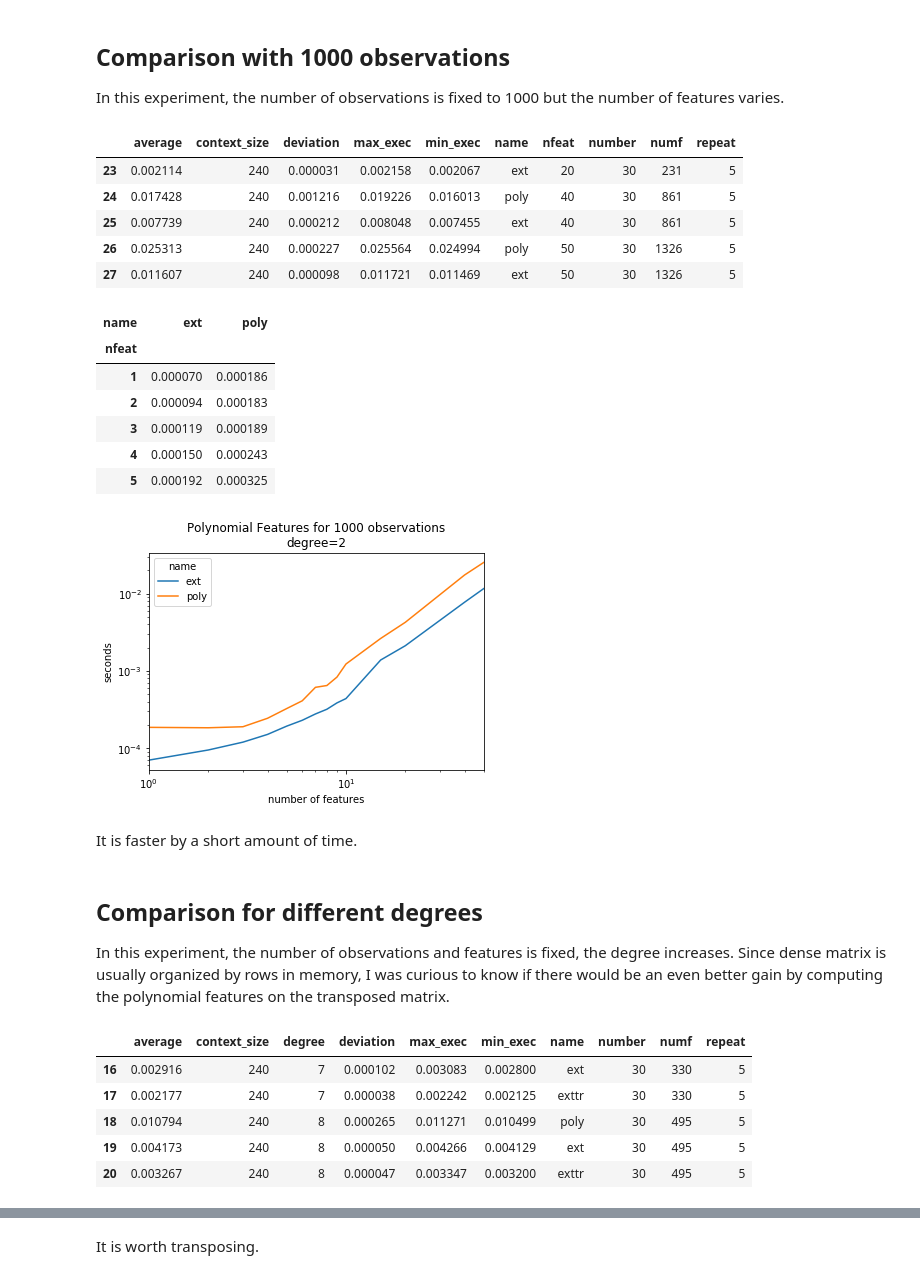
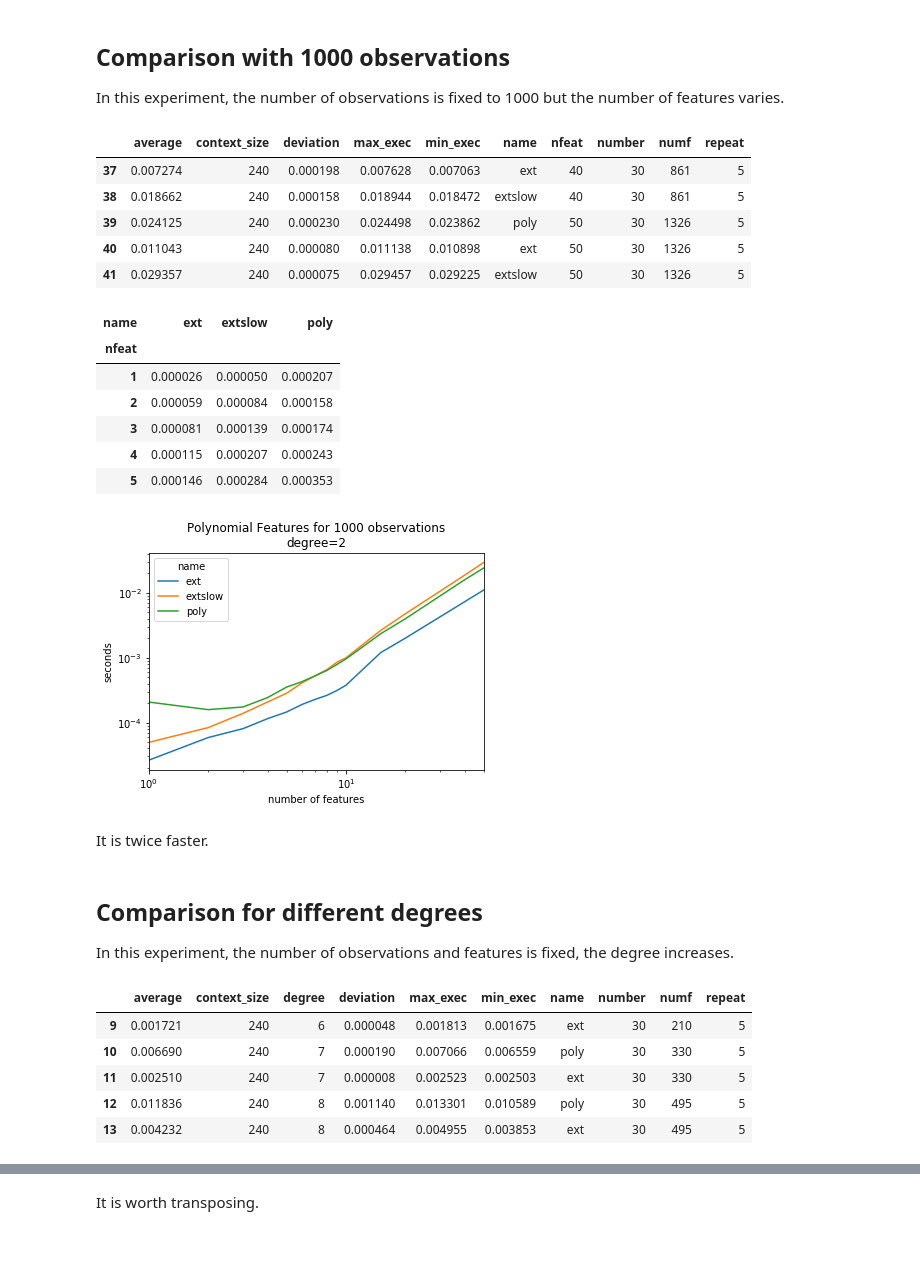
Before and after one commit to sdpython/mlinsights, a Jupyter notebook: _doc/notebooks/sklearn/faster_polynomial_features.ipynb, the cells around one changed output, grey strips where cells are left out. Drawn from its saved outputs; the diff is of its cells as text; code cells hidden in the pictures; blank space fills up the shorter version.

```diff
--- a/_doc/notebooks/sklearn/faster_polynomial_features.ipynb
+++ b/_doc/notebooks/sklearn/faster_polynomial_features.ipynb
@@ -133,97 +133,102 @@ The gain is mostly visible for small dimensions.
 
 In this experiment, the number of observations is fixed to 1000 but the number of features varies.
 # %%
+poly = PolynomialFeatures(degree=2)
+ext = ExtendedFeatures(poly_degree=2)
+# implementation of PolynomialFeatures in 0.20.2
+extslow = ExtendedFeatures(poly_degree=2, kind="poly-slow")
+
+
 res = []
 for n in [1, 2, 3, 4, 5, 6, 7, 8, 9, 10, 15, 20, 40, 50]:
     X = numpy.random.random((1000, n))
     poly.fit(X)
     ext.fit(X)
+    extslow.fit(X)
     r1 = measure_time("poly.transform(X)", context=dict(X=X, poly=poly), repeat=5, number=30, div_by_number=True)
     r2 = measure_time("ext.transform(X)", context=dict(X=X, ext=ext), repeat=5, number=30, div_by_number=True)
+    r3 = measure_time("extslow.transform(X)", context=dict(X=X, extslow=extslow), repeat=5, number=30, div_by_number=True)
     r1["name"] = "poly"
     r2["name"] = "ext"
+    r3["name"] = "extslow"
     r1["nfeat"] = n
     r2["nfeat"] = n
+    r3["nfeat"] = n
     x1 = poly.transform(X)
     x2 = ext.transform(X)
+    x3 = extslow.transform(X)
     r1["numf"] = x1.shape[1]
     r2["numf"] = x2.shape[1]
+    r3["numf"] = x3.shape[1]
     res.append(r1)
     res.append(r2)
+    res.append(r3)
 
 import pandas
 df = pandas.DataFrame(res)
 df.tail()
 # %% [output]
 |  | average | context_size | deviation | max_exec | min_exec | name | nfeat | number | numf | repeat |
-| 23 | 0.002114 | 240 | 0.000031 | 0.002158 | 0.002067 | ext | 20 | 30 | 231 | 5 |
-| 24 | 0.017428 | 240 | 0.001216 | 0.019226 | 0.016013 | poly | 40 | 30 | 861 | 5 |
-| 25 | 0.007739 | 240 | 0.000212 | 0.008048 | 0.007455 | ext | 40 | 30 | 861 | 5 |
-| 26 | 0.025313 | 240 | 0.000227 | 0.025564 | 0.024994 | poly | 50 | 30 | 1326 | 5 |
-| 27 | 0.011607 | 240 | 0.000098 | 0.011721 | 0.011469 | ext | 50 | 30 | 1326 | 5 |
+| 37 | 0.007274 | 240 | 0.000198 | 0.007628 | 0.007063 | ext | 40 | 30 | 861 | 5 |
+| 38 | 0.018662 | 240 | 0.000158 | 0.018944 | 0.018472 | extslow | 40 | 30 | 861 | 5 |
+| 39 | 0.024125 | 240 | 0.000230 | 0.024498 | 0.023862 | poly | 50 | 30 | 1326 | 5 |
+| 40 | 0.011043 | 240 | 0.000080 | 0.011138 | 0.010898 | ext | 50 | 30 | 1326 | 5 |
+| 41 | 0.029357 | 240 | 0.000075 | 0.029457 | 0.029225 | extslow | 50 | 30 | 1326 | 5 |
 # %%
 piv = df.pivot("nfeat", "name", "average")
 piv[:5]
 # %% [output]
-| name | ext | poly |
-| nfeat |  |  |
-| 1 | 0.000070 | 0.000186 |
-| 2 | 0.000094 | 0.000183 |
-| 3 | 0.000119 | 0.000189 |
-| 4 | 0.000150 | 0.000243 |
-| 5 | 0.000192 | 0.000325 |
+| name | ext | extslow | poly |
+| nfeat |  |  |  |
+| 1 | 0.000026 | 0.000050 | 0.000207 |
+| 2 | 0.000059 | 0.000084 | 0.000158 |
+| 3 | 0.000081 | 0.000139 | 0.000174 |
+| 4 | 0.000115 | 0.000207 | 0.000243 |
+| 5 | 0.000146 | 0.000284 | 0.000353 |
 # %%
 ax = piv.plot(logy=True, logx=True)
 ax.set_title("Polynomial Features for 1000 observations\ndegree=2")
 ax.set_ylabel("seconds")
 ax.set_xlabel("number of features");
 # %% [output]
-[figure, old version]
+[figure, new version]
 # %% [markdown]
-It is faster by a short amount of time.
+It is twice faster.
 # %% [markdown]
 ## Comparison for different degrees
 
-In this experiment, the number of observations and features is fixed, the degree increases. Since dense matrix is usually organized by rows in memory, I was curious to know if there would be an even better gain by computing the polynomial features on the transposed matrix.
+In this experiment, the number of observations and features is fixed, the degree increases.
 # %%
 res = []
 for n in [2, 3, 4, 5, 6, 7, 8]:
     X = numpy.random.random((1000, 4))
     poly = PolynomialFeatures(degree=n)
     ext = ExtendedFeatures(poly_degree=n)
-    exttr = ExtendedFeatures(poly_degree=n, poly_transpose=True)
     poly.fit(X)
     ext.fit(X)
-    exttr.fit(X)
     r1 = measure_time("poly.transform(X)", context=dict(X=X, poly=poly), repeat=5, number=30, div_by_number=True)
     r2 = measure_time("ext.transform(X)", context=dict(X=X, ext=ext), repeat=5, number=30, div_by_number=True)
-    r3 = measure_time("exttr.transform(X)", context=dict(X=X, exttr=exttr), repeat=5, number=30, div_by_number=True)
     r1["name"] = "poly"
     r2["name"] = "ext"
-    r3["name"] = "exttr"
     r1["degree"] = n
     r2["degree"] = n
-    r3["degree"] = n
     x1 = poly.transform(X)
     x2 = ext.transform(X)
-    x3 = exttr.transform(X)
     r1["numf"] = x1.shape[1]
     r2["numf"] = x2.shape[1]
-    r3["numf"] = x3.shape[1]
     res.append(r1)
     res.append(r2)
-    res.append(r3)
 
 import pandas
 df = pandas.DataFrame(res)
 df.tail()
 # %% [output]
 |  | average | context_size | degree | deviation | max_exec | min_exec | name | number | numf | repeat |
-| 16 | 0.002916 | 240 | 7 | 0.000102 | 0.003083 | 0.002800 | ext | 30 | 330 | 5 |
-| 17 | 0.002177 | 240 | 7 | 0.000038 | 0.002242 | 0.002125 | exttr | 30 | 330 | 5 |
-| 18 | 0.010794 | 240 | 8 | 0.000265 | 0.011271 | 0.010499 | poly | 30 | 495 | 5 |
-| 19 | 0.004173 | 240 | 8 | 0.000050 | 0.004266 | 0.004129 | ext | 30 | 495 | 5 |
-| 20 | 0.003267 | 240 | 8 | 0.000047 | 0.003347 | 0.003200 | exttr | 30 | 495 | 5 |
+| 9 | 0.001721 | 240 | 6 | 0.000048 | 0.001813 | 0.001675 | ext | 30 | 210 | 5 |
+| 10 | 0.006690 | 240 | 7 | 0.000190 | 0.007066 | 0.006559 | poly | 30 | 330 | 5 |
+| 11 | 0.002510 | 240 | 7 | 0.000008 | 0.002523 | 0.002503 | ext | 30 | 330 | 5 |
+| 12 | 0.011836 | 240 | 8 | 0.001140 | 0.013301 | 0.010589 | poly | 30 | 495 | 5 |
+| 13 | 0.004232 | 240 | 8 | 0.000464 | 0.004955 | 0.003853 | ext | 30 | 495 | 5 |
 # %%
 piv = df.pivot("degree", "name", "average")
 piv[:5]
```
Also changed, not shown: parts of 19 cells of this notebook, 3 other files.
